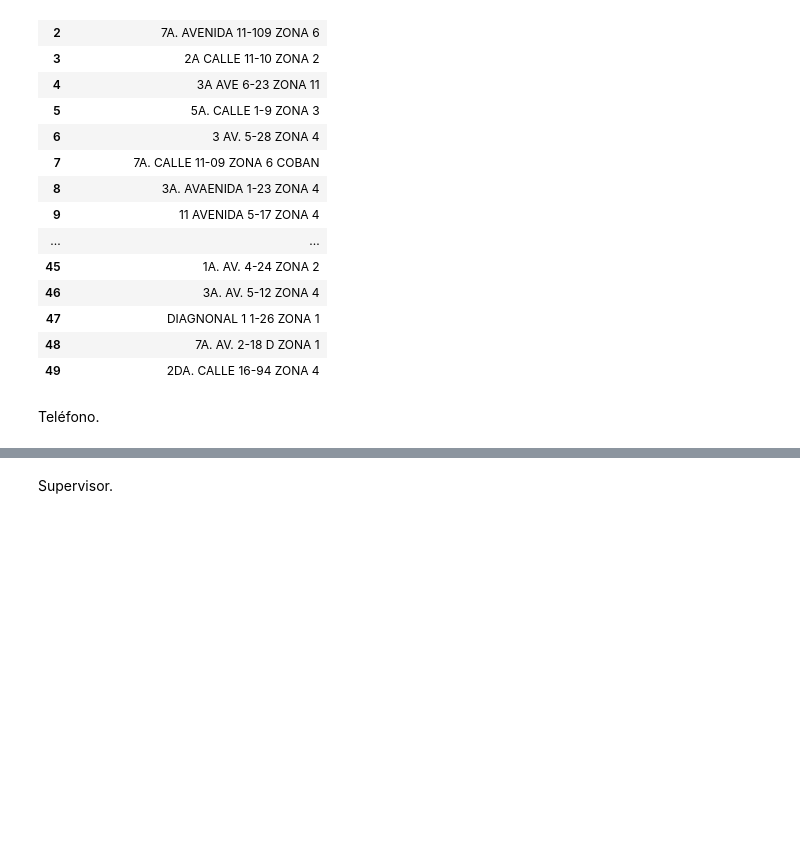
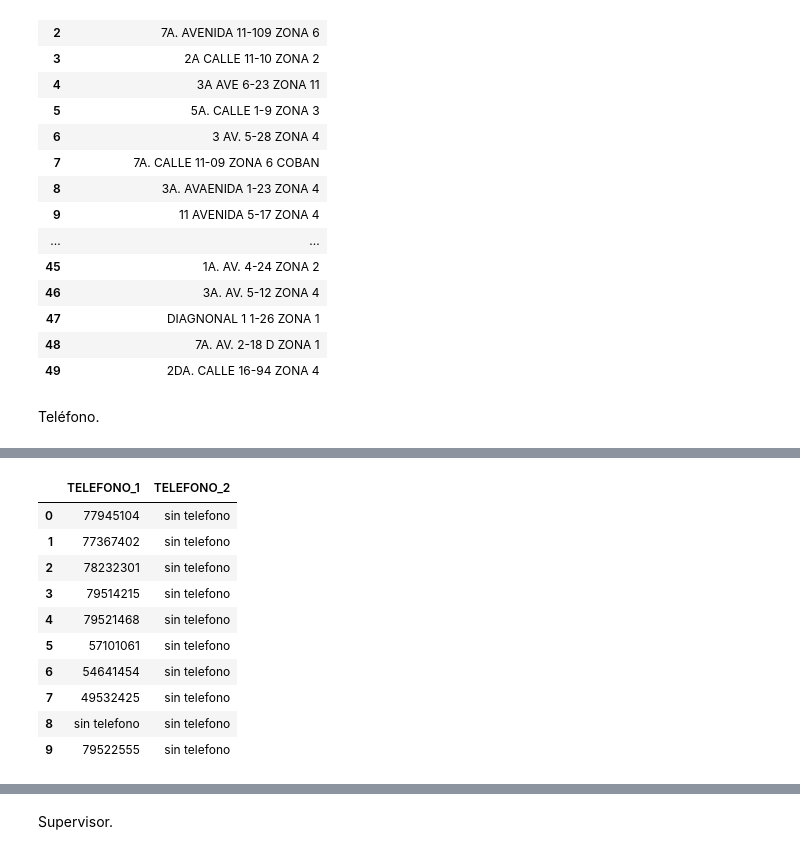
Before and after one commit to Dahernandezsilve/DataScience_Proyecto1, a Jupyter notebook: Proyecto01.ipynb, the cells around one changed output, grey strips where cells are left out. Cells and saved outputs as stored; diff of their text form; code cells hidden in the pictures; blank space fills up the shorter version.

Commit message:
Columna teléfono limpia

```diff
--- a/Proyecto01.ipynb
+++ b/Proyecto01.ipynb
@@ -625,0 +634,12 @@ Teléfono.
+# %%
+# Convertir todos los valores de la columna 'TELEFONO' a tipo str
+dataFrame['TELEFONO'] = dataFrame['TELEFONO'].astype(str)
+# %%
+#Renombrar la columna 'TELEFONO' a 'TELEFONO_1'
+dataFrame = dataFrame.rename(columns={'TELEFONO': 'TELEFONO_1'})
+# %%
+# Separar números telefónicos que están combinados en una sola celda en 'TELEFONO_1'
+dataFrame['TELEFONO_2'] = dataFrame['TELEFONO_1'].apply(lambda x: x.split('-')[1] if '-' in x else None)
+dataFrame['TELEFONO_1'] = dataFrame['TELEFONO_1'].apply(lambda x: x.split('-')[0] if '-' in x else x)
+
+dataFrame.info()
@@ -625,0 +664,27 @@ Teléfono.
+# %%
+# Reordenar las columnas para que 'TELEFONO_2' esté junto a 'TELEFONO_1'
+columnas = list(dataFrame.columns)
+columnas.insert(columnas.index('TELEFONO_1') + 1, columnas.pop(columnas.index('TELEFONO_2')))
+dataFrame = dataFrame[columnas]
+
+# Verificar el nuevo orden de las columnas
+#dataFrame.head(10)
+# %%
+# Reemplazar valores nulos o "nan" en 'TELEFONO_1' y 'TELEFONO_2' con "Sin teléfono"
+dataFrame['TELEFONO_1'] = dataFrame['TELEFONO_1'].fillna('sin telefono').replace('nan', 'sin telefono')
+dataFrame['TELEFONO_2'] = dataFrame['TELEFONO_2'].fillna('sin telefono').replace('nan', 'sin telefono')
+
+# Verificar los cambios
+dataFrame[['TELEFONO_1', 'TELEFONO_2']].head(10)
+# %% [output]
+|  | TELEFONO_1 | TELEFONO_2 |
+| 0 | 77945104 | sin telefono |
+| 1 | 77367402 | sin telefono |
+| 2 | 78232301 | sin telefono |
+| 3 | 79514215 | sin telefono |
+| 4 | 79521468 | sin telefono |
+| 5 | 57101061 | sin telefono |
+| 6 | 54641454 | sin telefono |
+| 7 | 49532425 | sin telefono |
+| 8 | sin telefono | sin telefono |
+| 9 | 79522555 | sin telefono |
```
Also changed, not shown: parts of 5 cells of this notebook, 1 other file.
